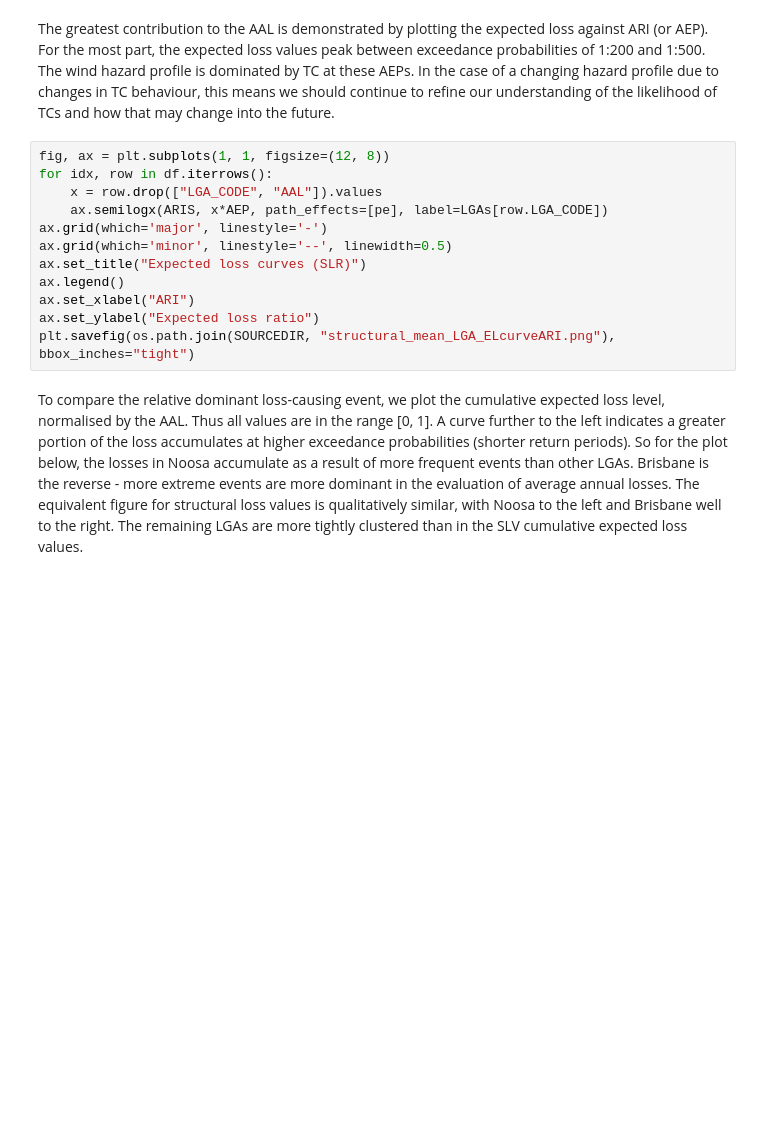
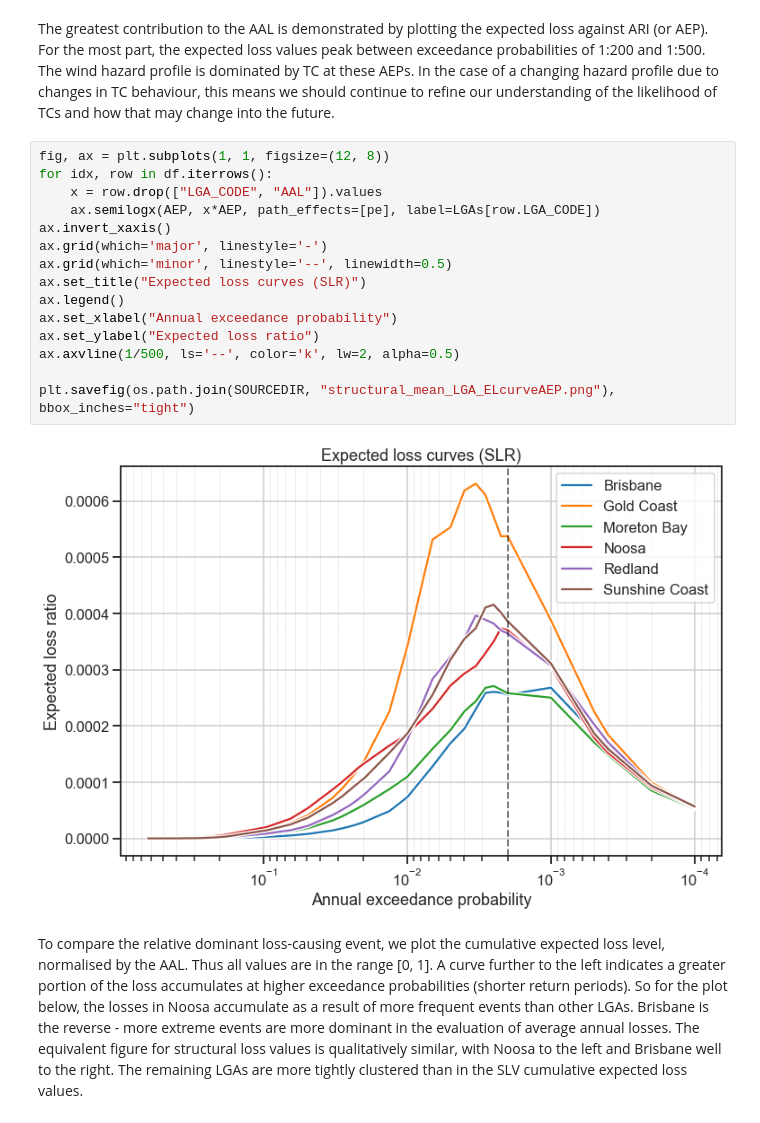
Before and after one commit to GeoscienceAustralia/SWHAQ, a Jupyter notebook: notebooks/Plot Loss EP curves.ipynb, the cells around one changed output. Drawn from its saved outputs; the diff is of its cells as text; blank space fills up the shorter version.

```diff
--- a/notebooks/Plot Loss EP curves.ipynb
+++ b/notebooks/Plot Loss EP curves.ipynb
@@ -137,15 +152,20 @@ The greatest contribution to the AAL is demonstrated by plotting the expected lo
 # %%
 fig, ax = plt.subplots(1, 1, figsize=(12, 8))
 for idx, row in df.iterrows():
     x = row.drop(["LGA_CODE", "AAL"]).values
-    ax.semilogx(ARIS, x*AEP, path_effects=[pe], label=LGAs[row.LGA_CODE])
+    ax.semilogx(AEP, x*AEP, path_effects=[pe], label=LGAs[row.LGA_CODE])
+ax.invert_xaxis()
 ax.grid(which='major', linestyle='-')
 ax.grid(which='minor', linestyle='--', linewidth=0.5)
 ax.set_title("Expected loss curves (SLR)")
 ax.legend()
-ax.set_xlabel("ARI")
+ax.set_xlabel("Annual exceedance probability")
 ax.set_ylabel("Expected loss ratio")
-plt.savefig(os.path.join(SOURCEDIR, "structural_mean_LGA_ELcurveARI.png"), bbox_inches="tight")
+ax.axvline(1/500, ls='--', color='k', lw=2, alpha=0.5)
+
+plt.savefig(os.path.join(SOURCEDIR, "structural_mean_LGA_ELcurveAEP.png"), bbox_inches="tight")
+# %% [output]
+[figure, added]
 # %% [markdown]
 To compare the relative dominant loss-causing event, we plot the cumulative expected loss level, normalised by the AAL. Thus all values are in the range [0, 1]. A curve further to the left indicates a greater portion of the loss accumulates at higher exceedance probabilities (shorter return periods). So for the plot below, the losses in Noosa accumulate as a result of more frequent events than other LGAs. Brisbane is the reverse - more extreme events are more dominant in the evaluation of average annual losses. The equivalent figure for structural loss values is qualitatively similar, with Noosa to the left and Brisbane well to the right. The remaining LGAs are more tightly clustered than in the SLV cumulative expected loss values.
 # %%
```
Also changed, not shown: parts of 8 cells of this notebook.
